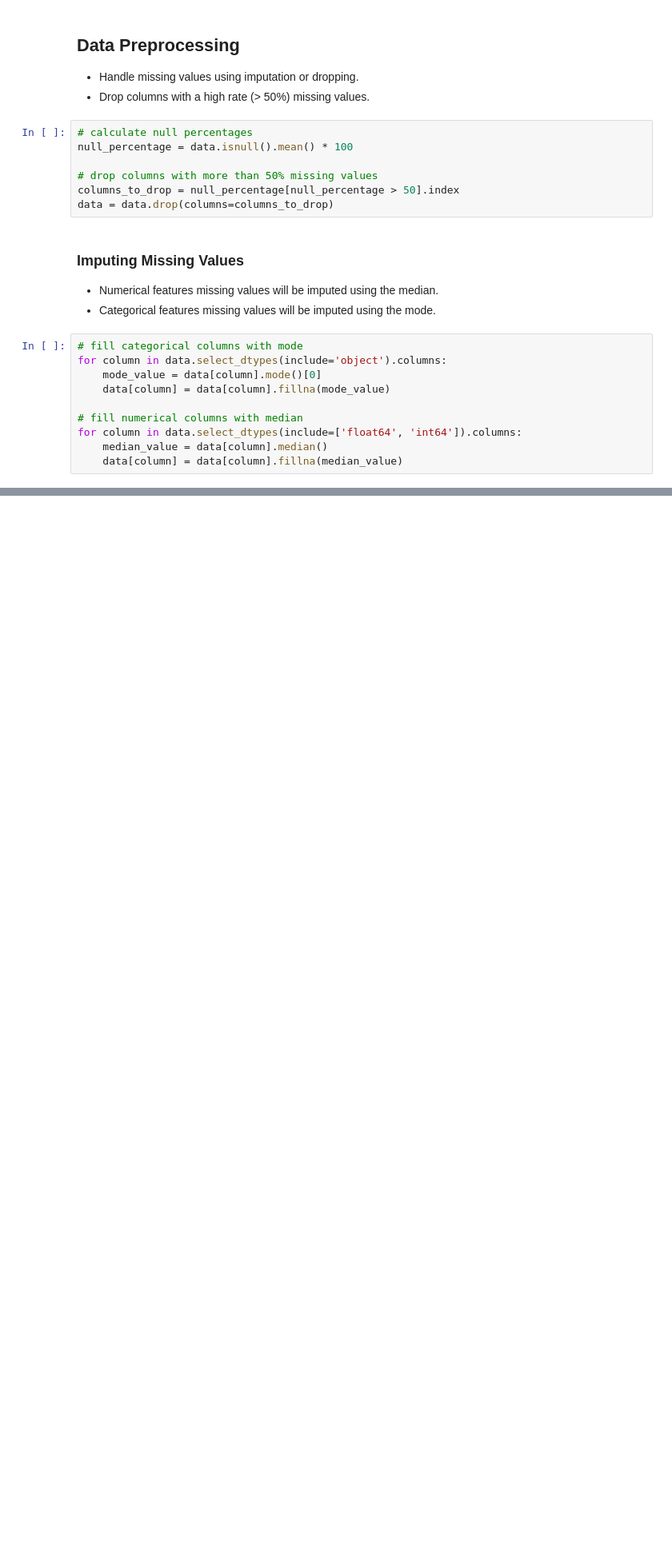
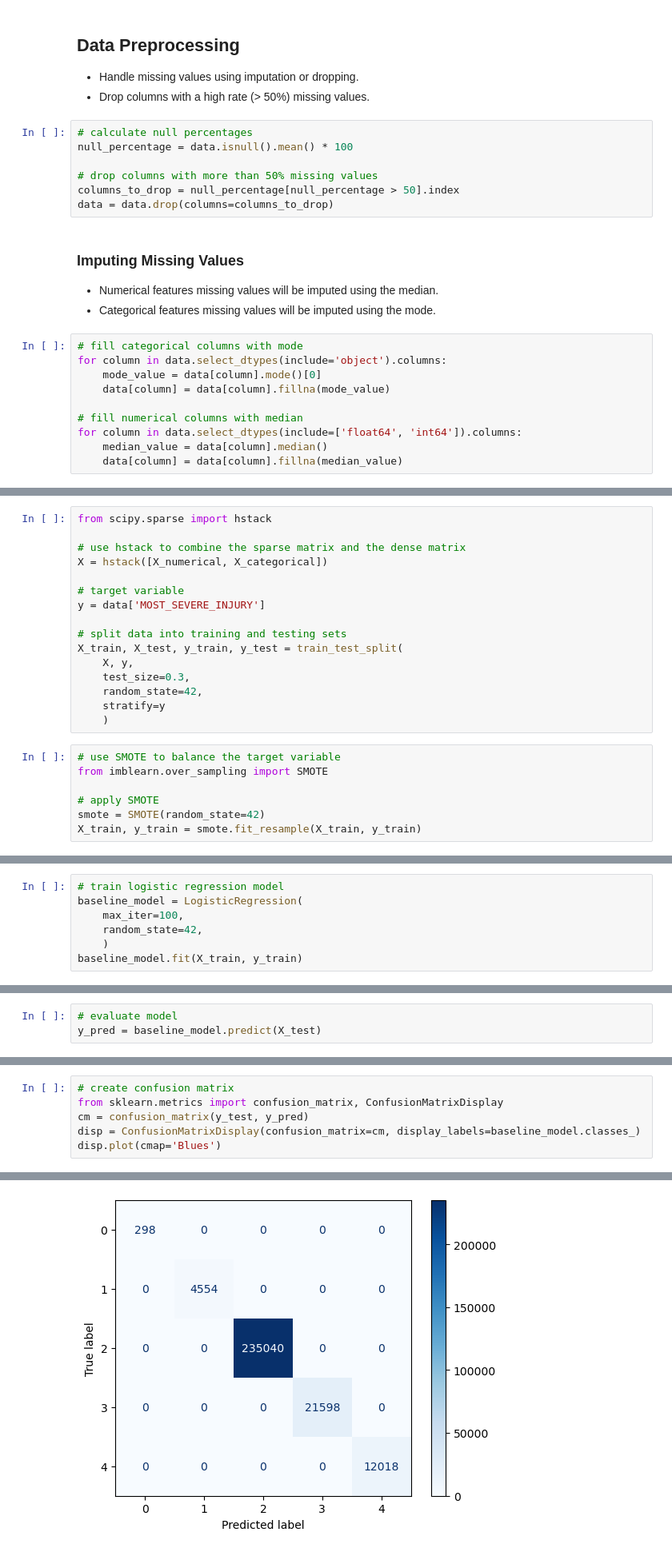
Before and after one commit to oblomovite/chicago_car_crash_ml, a Jupyter notebook: index.ipynb, the cells around one changed output, grey strips where cells are left out. Shown at 80% size. Drawn from its saved outputs; the diff is of its cells as text; blank space fills up the shorter version.

Commit message:
finish data prep, feature selection, encoding. remove noisy data. todo fix overfitting

```diff
--- a/index.ipynb
+++ b/index.ipynb
@@ -331,0 +224,23 @@ data.to_csv('./data/data.csv', index=False)
+# %%
+from scipy.sparse import hstack
+
+# use hstack to combine the sparse matrix and the dense matrix
+X = hstack([X_numerical, X_categorical])
+
+# target variable
+y = data['MOST_SEVERE_INJURY']
+
+# split data into training and testing sets
+X_train, X_test, y_train, y_test = train_test_split(
+    X, y,
+    test_size=0.3,
+    random_state=42,
+    stratify=y
+    )
+# %%
+# use SMOTE to balance the target variable
+from imblearn.over_sampling import SMOTE
+
+# apply SMOTE
+smote = SMOTE(random_state=42)
+X_train, y_train = smote.fit_resample(X_train, y_train)
@@ -331,0 +255,7 @@ data.to_csv('./data/data.csv', index=False)
+# %%
+# train logistic regression model
+baseline_model = LogisticRegression(
+    max_iter=100,
+    random_state=42,
+    )
+baseline_model.fit(X_train, y_train)
@@ -331,0 +264,3 @@ data.to_csv('./data/data.csv', index=False)
+# %%
+# evaluate model
+y_pred = baseline_model.predict(X_test)
@@ -331,0 +283,7 @@ data.to_csv('./data/data.csv', index=False)
+# %%
+# create confusion matrix
+from sklearn.metrics import confusion_matrix, ConfusionMatrixDisplay
+cm = confusion_matrix(y_test, y_pred)
+disp = ConfusionMatrixDisplay(confusion_matrix=cm, display_labels=baseline_model.classes_)
+disp.plot(cmap='Blues')
+# %% [output]
@@ -331,0 +291 @@ data.to_csv('./data/data.csv', index=False)
+[figure, added]
```
Also changed, not shown: parts of 40 cells of this notebook.
